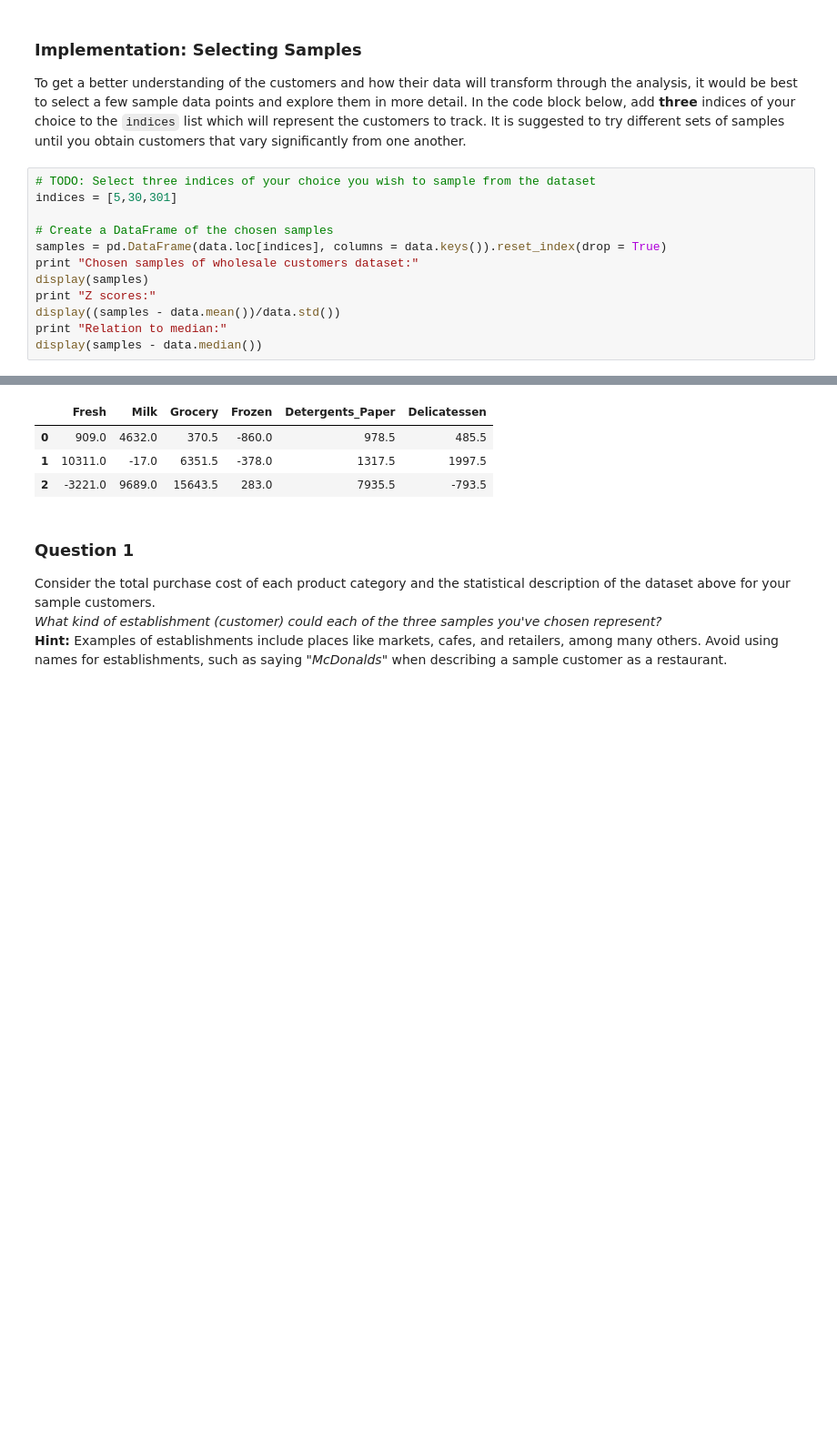
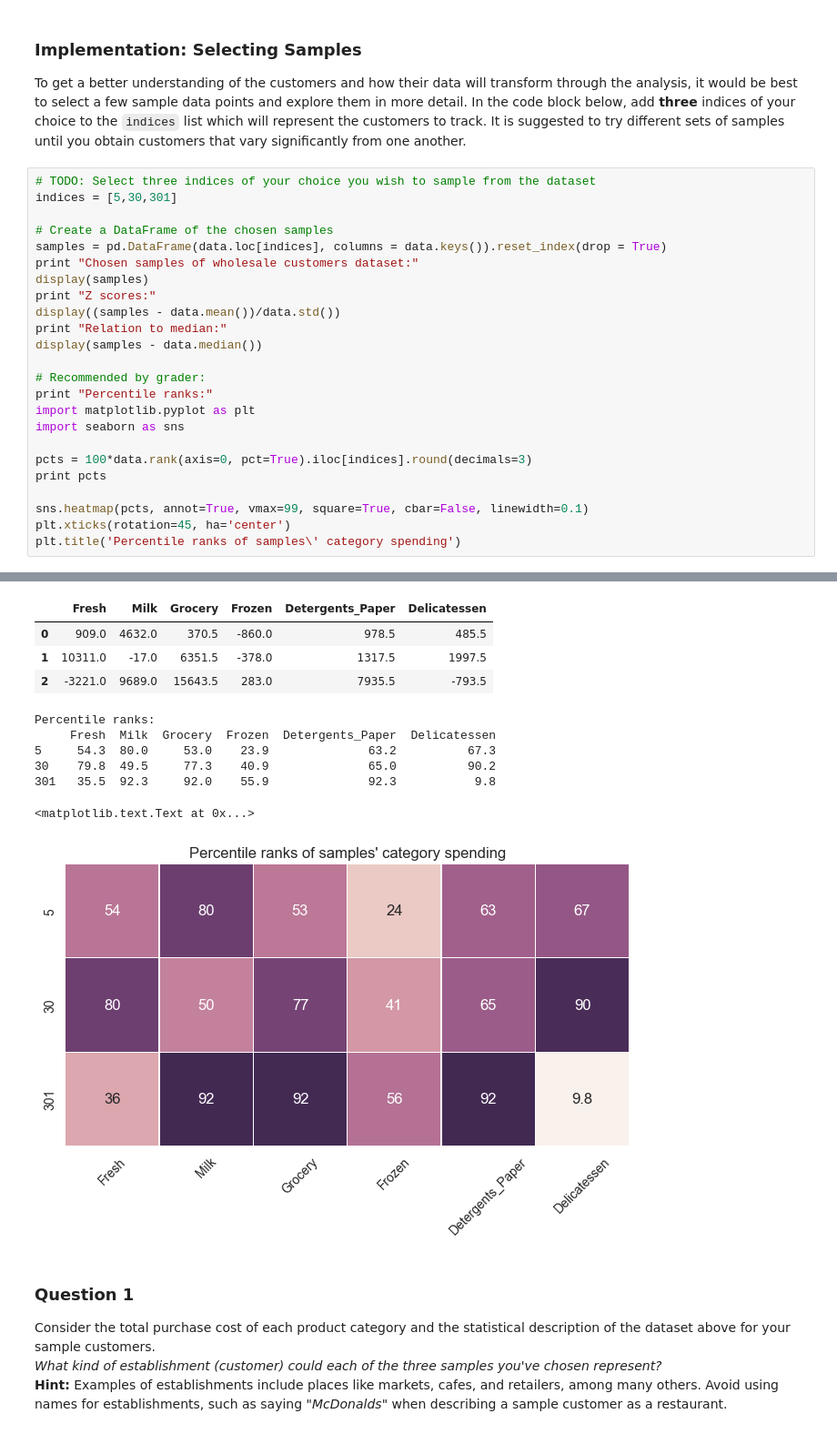
Before and after one commit to danielangus/Clustering-Purchasing-Patterns-for-Wholesale-Customers, a Jupyter notebook: customer_segments.ipynb, the cells around one changed output, grey strips where cells are left out. Shown at 91% size. Drawn from its saved outputs; the diff is of its cells as text; blank space fills up the shorter version.

```diff
--- a/customer_segments.ipynb
+++ b/customer_segments.ipynb
@@ -61,31 +61,50 @@ To get a better understanding of the customers and how their data will transform
 # %%
 # TODO: Select three indices of your choice you wish to sample from the dataset
 indices = [5,30,301]
 
 # Create a DataFrame of the chosen samples
 samples = pd.DataFrame(data.loc[indices], columns = data.keys()).reset_index(drop = True)
 print "Chosen samples of wholesale customers dataset:"
 display(samples)
 print "Z scores:"
 display((samples - data.mean())/data.std())
 print "Relation to median:"
 display(samples - data.median())
+
+# Recommended by grader:
+print "Percentile ranks:"
+import matplotlib.pyplot as plt
+import seaborn as sns
+
+pcts = 100*data.rank(axis=0, pct=True).iloc[indices].round(decimals=3)
+print pcts
+
+sns.heatmap(pcts, annot=True, vmax=99, square=True, cbar=False, linewidth=0.1)
+plt.xticks(rotation=45, ha='center')
+plt.title('Percentile ranks of samples\' category spending')
 # %% [output]
 Chosen samples of wholesale customers dataset:
 |  | Fresh | Milk | Grocery | Frozen | Detergents_Paper | Delicatessen |
 | 0 | 9413 | 8259 | 5126 | 666 | 1795 | 1451 |
 | 1 | 18815 | 3610 | 11107 | 1148 | 2134 | 2963 |
 | 2 | 5283 | 13316 | 20399 | 1809 | 8752 | 172 |
 Z scores:
 |  | Fresh | Milk | Grocery | Frozen | Detergents_Paper | Delicatessen |
 | 0 | -0.204573 | 0.333687 | -0.297299 | -0.495591 | -0.227879 | -0.026194 |
 | 1 | 0.538825 | -0.296227 | 0.332071 | -0.396305 | -0.156778 | 0.509956 |
 | 2 | -0.531124 | 1.018882 | 1.309851 | -0.260148 | 1.231268 | -0.479723 |
 Relation to median:
 |  | Fresh | Milk | Grocery | Frozen | Detergents_Paper | Delicatessen |
 | 0 | 909.0 | 4632.0 | 370.5 | -860.0 | 978.5 | 485.5 |
 | 1 | 10311.0 | -17.0 | 6351.5 | -378.0 | 1317.5 | 1997.5 |
 | 2 | -3221.0 | 9689.0 | 15643.5 | 283.0 | 7935.5 | -793.5 |
+Percentile ranks:
+     Fresh  Milk  Grocery  Frozen  Detergents_Paper  Delicatessen
+5     54.3  80.0     53.0    23.9              63.2          67.3
+30    79.8  49.5     77.3    40.9              65.0          90.2
+301   35.5  92.3     92.0    55.9              92.3           9.8
+<matplotlib.text.Text at 0x...>
+[figure, added]
 # %% [markdown]
 ### Question 1
 Consider the total purchase cost of each product category and the statistical description of the dataset above for your sample customers.
```
Also changed, not shown: parts of 9 cells of this notebook, 1 other file.
